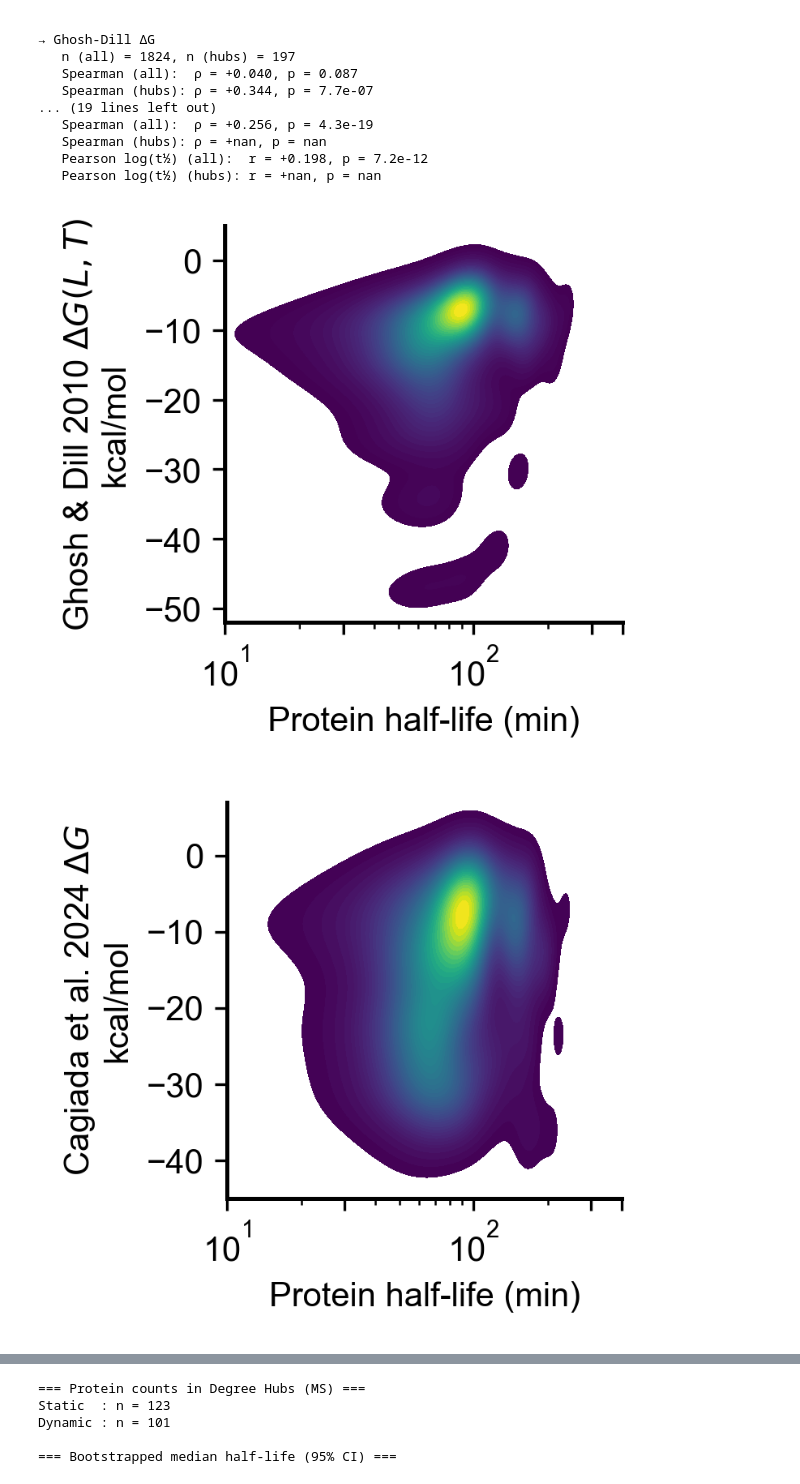
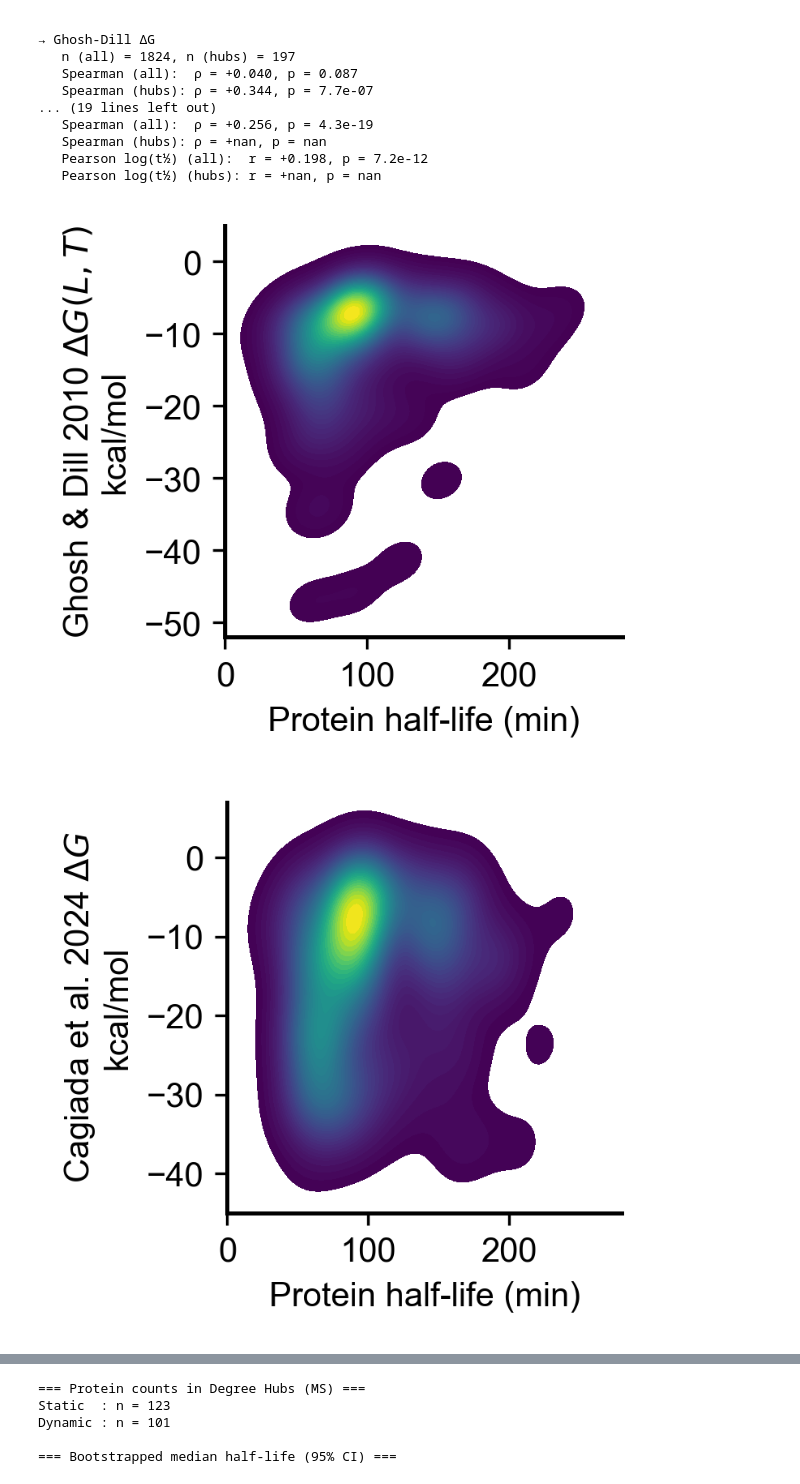
Before and after one commit to NCEMS/energetic-origins-of-PPI-connectivity, a Jupyter notebook: analysis-notebooks/from-muskan/5-figure-v2.ipynb, the cells around one changed output, grey strips where cells are left out. Saved outputs shown, nothing was run; the diff lists cells and outputs as text; code cells hidden in the pictures.

```diff
--- a/analysis-notebooks/from-muskan/5-figure-v2.ipynb
+++ b/analysis-notebooks/from-muskan/5-figure-v2.ipynb
@@ -387,11 +387,11 @@ def plot_hub_scatter(ax, data, x, y, ylabel, title):
         ax=ax
     )
 
-    ax.set_xscale('log')
-    ax.set_xlim(18, 400)
+    #ax.set_xscale('log')
+    ax.set_xlim(1, 280)
     #ax.minorticks_off()
-    ax.set_xticks([10, 30, 100, 300, 400])
-    ax.get_xaxis().set_major_formatter(ticker.LogFormatterSciNotation())
+    ax.set_xticks([0, 100, 200])
+    #ax.get_xaxis().set_major_formatter(ticker.LogFormatterSciNotation())
     ax.set_xlabel('Protein half-life (min)')
     ax.set_ylabel(ylabel)
     ax.set_title(title)
@@ -442,32 +442,32 @@ plot_hub_scatter(
     ylabel='Rosetta total score (REU)',
     title=''
 )
 #ax.set_yscale('symlog', linthresh=10)
 ax.set_ylim(-8500, 1000)
 ax.set_yticks([0, -2000, -4000, -6000, -8000])
 plt.tight_layout()
 fig.savefig(f"{OUT_PATH}5b.3.svg", dpi=300, bbox_inches='tight')
 plt.show()
 
 
 # Meltome Tm
 fig, ax = plt.subplots(figsize=(2.6, 2.4))
 plot_hub_scatter(
     ax,
     meltome_hq,
     x='Villen_halflife_min',
     y='meltome-melting-point',
     ylabel='Melting point (°C)',
     title=''
 )
 ax.set_ylim(36, 62)
 ax.set_yticks([60, 50, 40])
 #ax.set_xlim(30, 400)
 #ax.set_xticks([10, 30, 100, 300])
 #ax.get_xaxis().set_major_formatter(ticker.LogFormatterSciNotation())
 plt.tight_layout()
 fig.savefig(f"{OUT_PATH}5b.4.svg", dpi=300, bbox_inches='tight')
 plt.show()
 # %% [output]
-[figure, old version]
+[figure, new version]
-[figure, old version]
+[figure, new version]
```
Also changed, not shown: parts of 6 cells of this notebook, 53 other files.
